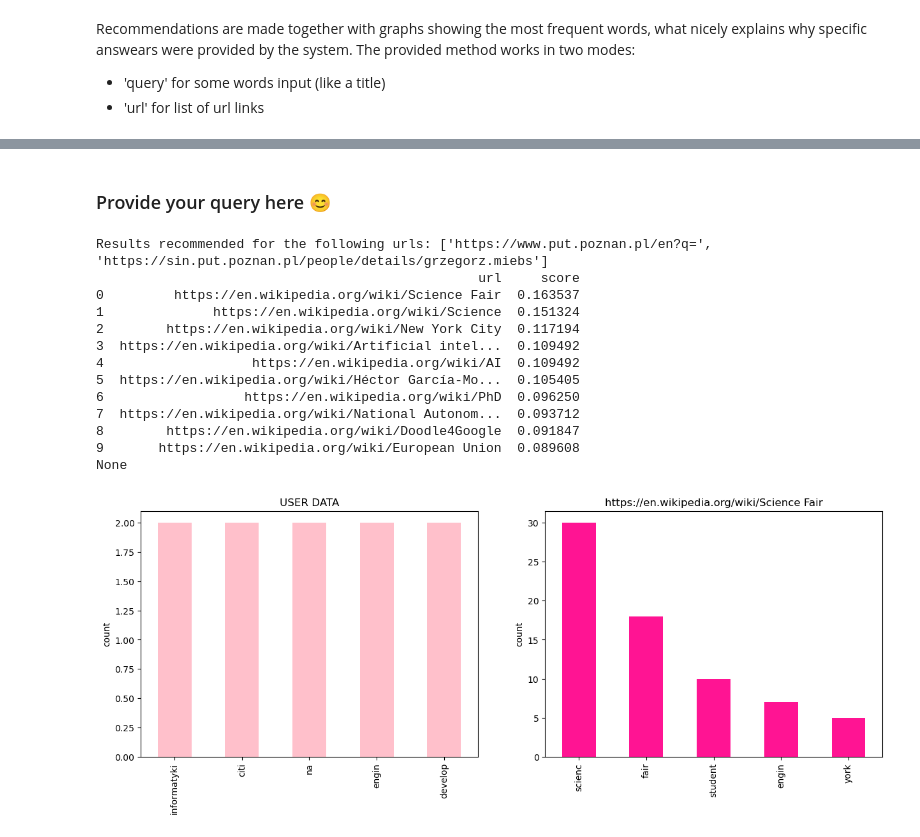
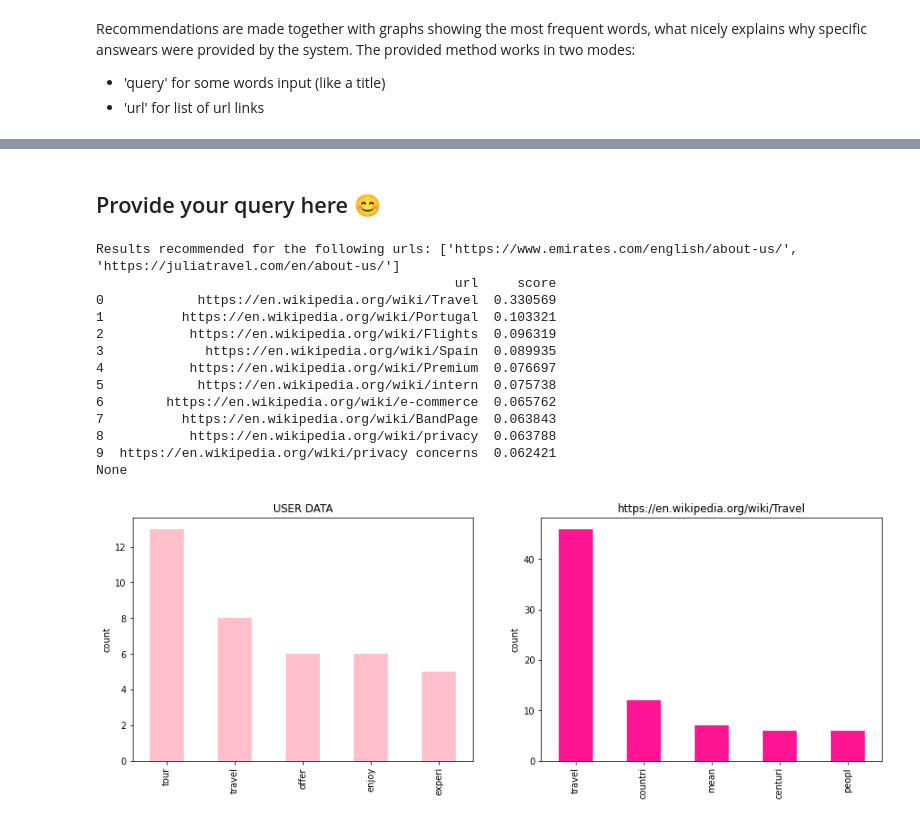
Before and after one commit to azywot/wiki-recommender-system, a Jupyter notebook: project.ipynb, the cells around one changed output, grey strips where cells are left out. Saved outputs shown, nothing was run; the diff lists cells and outputs as text; code cells hidden in the pictures.

```diff
--- a/project.ipynb
+++ b/project.ipynb
@@ -396,25 +359,25 @@ res
 # %% [markdown]
-### Provide your query here 😊
+## Provide your query here 😊
 # %%
-# urls
-your_url = ['https://www.put.poznan.pl/en?q=', 'https://sin.put.poznan.pl/people/details/grzegorz.miebs'] #XD zmień to
+# URLS
+your_url = ['https://www.emirates.com/english/about-us/', 'https://juliatravel.com/en/about-us/']
 results_url = get_recommendations(df, your_url, mode='url')
 print(f'Results recommended for the following urls: {your_url}')
 print(results_url[['url', 'score']])
 print(get_statistics(dfCV, results_url.iloc[0]['url'], your_url, mode='url'))
 # %% [output]
-Results recommended for the following urls: ['https://www.put.poznan.pl/en?q=', 'https://sin.put.poznan.pl/people/details/grzegorz.miebs']
-                                                 url     score
-0         https://en.wikipedia.org/wiki/Science Fair  0.163537
-1              https://en.wikipedia.org/wiki/Science  0.151324
-2        https://en.wikipedia.org/wiki/New York City  0.117194
-3  https://en.wikipedia.org/wiki/Artificial intel...  0.109492
-4                   https://en.wikipedia.org/wiki/AI  0.109492
-5  https://en.wikipedia.org/wiki/Héctor García-Mo...  0.105405
-6                  https://en.wikipedia.org/wiki/PhD  0.096250
-7  https://en.wikipedia.org/wiki/National Autonom...  0.093712
-8        https://en.wikipedia.org/wiki/Doodle4Google  0.091847
-9       https://en.wikipedia.org/wiki/European Union  0.089608
+Results recommended for the following urls: ['https://www.emirates.com/english/about-us/', 'https://juliatravel.com/en/about-us/']
+                                              url     score
+0            https://en.wikipedia.org/wiki/Travel  0.330569
+1          https://en.wikipedia.org/wiki/Portugal  0.103321
+2           https://en.wikipedia.org/wiki/Flights  0.096319
+3             https://en.wikipedia.org/wiki/Spain  0.089935
+4           https://en.wikipedia.org/wiki/Premium  0.076697
+5            https://en.wikipedia.org/wiki/intern  0.075738
+6        https://en.wikipedia.org/wiki/e-commerce  0.065762
+7          https://en.wikipedia.org/wiki/BandPage  0.063843
+8           https://en.wikipedia.org/wiki/privacy  0.063788
+9  https://en.wikipedia.org/wiki/privacy concerns  0.062421
 None
-[figure, old version]
+[figure, new version]
 # %%
```
Also changed, not shown: parts of 10 cells of this notebook.
